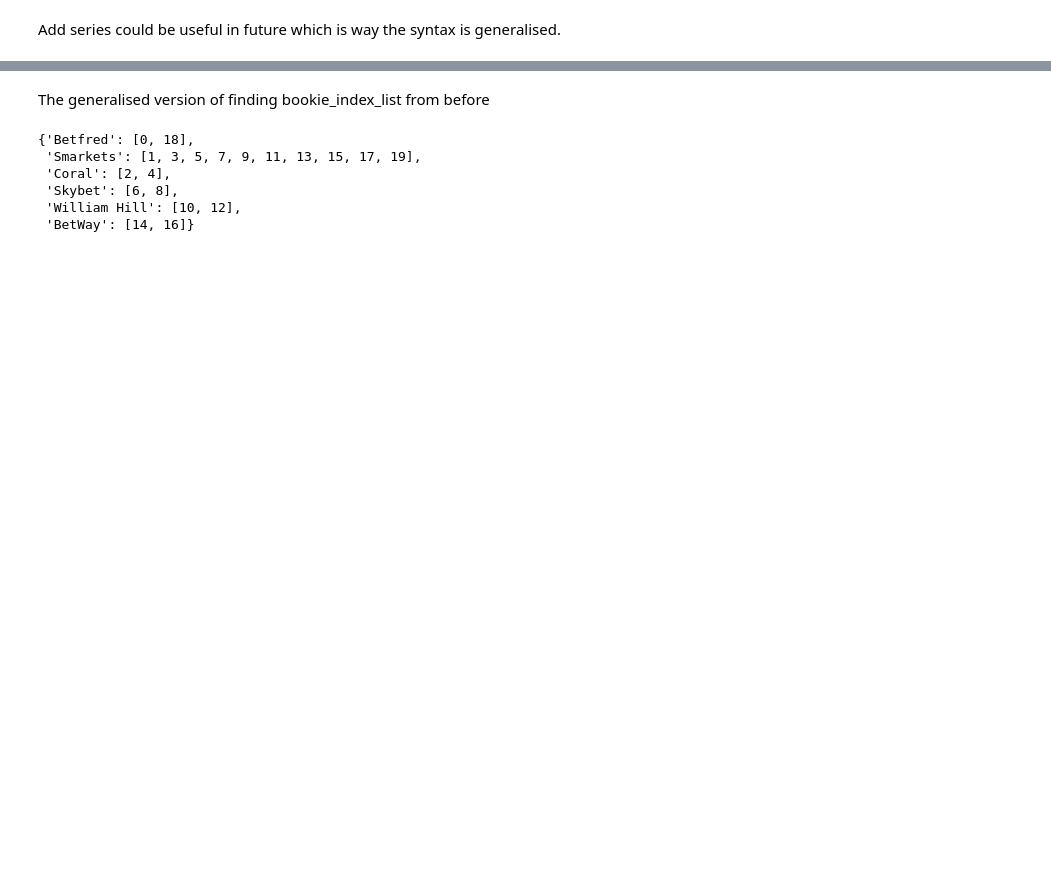
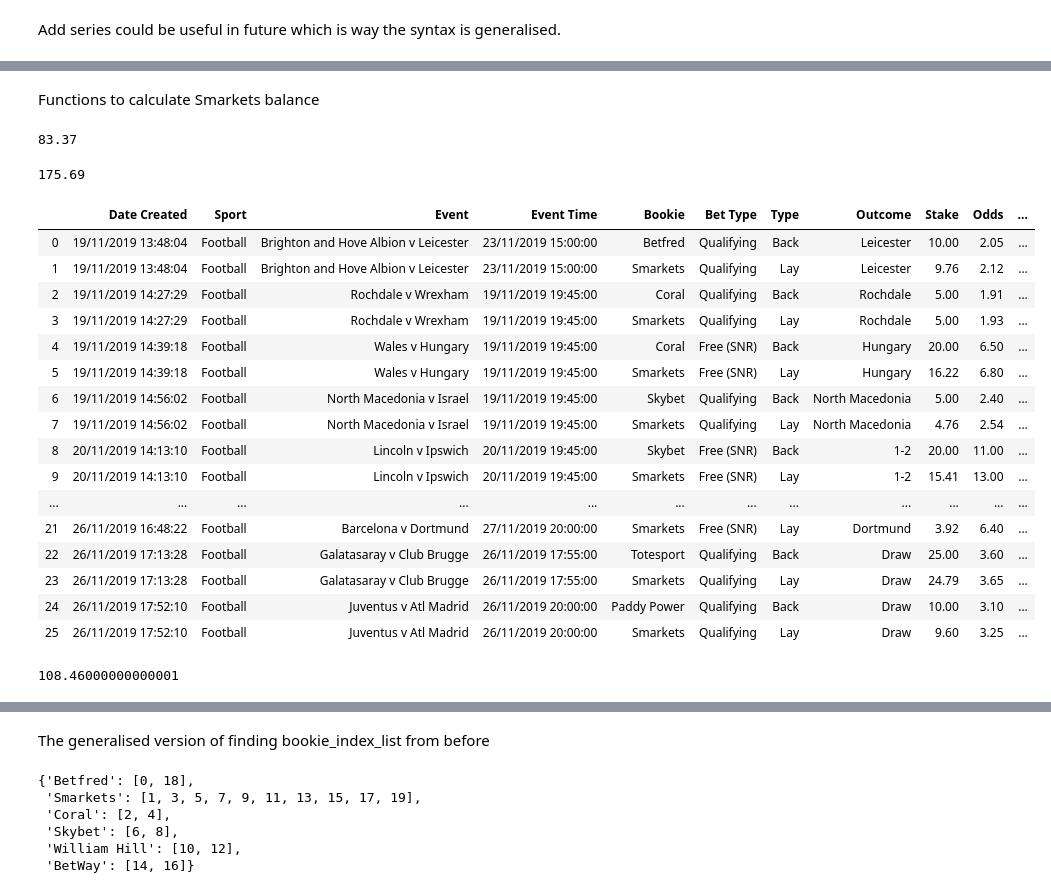
Before and after one commit to andrewhwest/Matched-Betting, a Jupyter notebook: Jupyter Notebooks/balance_functions.ipynb, the cells around one changed output, grey strips where cells are left out. Cells and saved outputs as stored; diff of their text form; code cells hidden in the pictures; blank space fills up the shorter version.

Commit message:
Added functions to calculate smarkets balance

```diff
--- a/Jupyter Notebooks/balance_functions.ipynb
+++ b/Jupyter Notebooks/balance_functions.ipynb
@@ -237 +250,71 @@ William Hill    18.50
 dtype: float64
+# %% [markdown]
+Functions to calculate Smarkets balance
+# %%
+def smarkets_returns(spreadsheet):
+    """Returns the amount of money in my smarkets balance due to winning bets."""
+
+    winning_smarkets_bets = (spreadsheet['Bookie'] == 'Smarkets')   \
+                               & (spreadsheet['Bet Result'] == 'Win')
+
+    smarkets_returns = sum(spreadsheet[winning_smarkets_bets]['Return'])
+
+    return smarkets_returns
+
+smarkets_returns(bet_spreadsheet)
+# %% [output]
+83.37
+# %%
+def smarkets_losses(spreadsheet):
+    """Returns the amount of money that is lost from smarkets balance due to
+       losing bets."""
+
+    losing_smarkets_bets = (spreadsheet['Bookie'] == 'Smarkets')   \
+                               & (spreadsheet['Bet Result'] == 'Lose')
+
+    smarkets_losses = sum(spreadsheet[losing_smarkets_bets]['Liability'])
+
+    return smarkets_losses
+
+smarkets_losses(bet_spreadsheet)
+# %% [output]
+175.69
+# %%
+unsettled_bet_spreadsheet = pd.read_csv('Bet spreadsheet with new unsettled bets.csv')
+
+unsettled_bet_spreadsheet.head(26)
+# %% [output]
+|  | Date Created | Sport | Event | Event Time | Bookie | Bet Type | Type | Outcome | Stake | Odds | ... |
+| 0 | 19/11/2019 13:48:04 | Football | Brighton and Hove Albion v Leicester | 23/11/2019 15:00:00 | Betfred | Qualifying | Back | Leicester | 10.00 | 2.05 | ... |
+| 1 | 19/11/2019 13:48:04 | Football | Brighton and Hove Albion v Leicester | 23/11/2019 15:00:00 | Smarkets | Qualifying | Lay | Leicester | 9.76 | 2.12 | ... |
+| 2 | 19/11/2019 14:27:29 | Football | Rochdale v Wrexham | 19/11/2019 19:45:00 | Coral | Qualifying | Back | Rochdale | 5.00 | 1.91 | ... |
+| 3 | 19/11/2019 14:27:29 | Football | Rochdale v Wrexham | 19/11/2019 19:45:00 | Smarkets | Qualifying | Lay | Rochdale | 5.00 | 1.93 | ... |
+| 4 | 19/11/2019 14:39:18 | Football | Wales v Hungary | 19/11/2019 19:45:00 | Coral | Free (SNR) | Back | Hungary | 20.00 | 6.50 | ... |
+| 5 | 19/11/2019 14:39:18 | Football | Wales v Hungary | 19/11/2019 19:45:00 | Smarkets | Free (SNR) | Lay | Hungary | 16.22 | 6.80 | ... |
+| 6 | 19/11/2019 14:56:02 | Football | North Macedonia v Israel | 19/11/2019 19:45:00 | Skybet | Qualifying | Back | North Macedonia | 5.00 | 2.40 | ... |
+| 7 | 19/11/2019 14:56:02 | Football | North Macedonia v Israel | 19/11/2019 19:45:00 | Smarkets | Qualifying | Lay | North Macedonia | 4.76 | 2.54 | ... |
+| 8 | 20/11/2019 14:13:10 | Football | Lincoln v Ipswich | 20/11/2019 19:45:00 | Skybet | Free (SNR) | Back | 1-2 | 20.00 | 11.00 | ... |
+| 9 | 20/11/2019 14:13:10 | Football | Lincoln v Ipswich | 20/11/2019 19:45:00 | Smarkets | Free (SNR) | Lay | 1-2 | 15.41 | 13.00 | ... |
+| ... | ... | ... | ... | ... | ... | ... | ... | ... | ... | ... | ... |
+| 21 | 26/11/2019 16:48:22 | Football | Barcelona v Dortmund | 27/11/2019 20:00:00 | Smarkets | Free (SNR) | Lay | Dortmund | 3.92 | 6.40 | ... |
+| 22 | 26/11/2019 17:13:28 | Football | Galatasaray v Club Brugge | 26/11/2019 17:55:00 | Totesport | Qualifying | Back | Draw | 25.00 | 3.60 | ... |
+| 23 | 26/11/2019 17:13:28 | Football | Galatasaray v Club Brugge | 26/11/2019 17:55:00 | Smarkets | Qualifying | Lay | Draw | 24.79 | 3.65 | ... |
+| 24 | 26/11/2019 17:52:10 | Football | Juventus v Atl Madrid | 26/11/2019 20:00:00 | Paddy Power | Qualifying | Back | Draw | 10.00 | 3.10 | ... |
+| 25 | 26/11/2019 17:52:10 | Football | Juventus v Atl Madrid | 26/11/2019 20:00:00 | Smarkets | Qualifying | Lay | Draw | 9.60 | 3.25 | ... |
+# %%
+def unsettled_liability(spreadsheet):
+    """Returns the amount of money removed from smarkets balance due to bets that
+       have not yet settled."""
+
+    unsettled_bets = (spreadsheet['Bookie'] == 'Smarkets')    \
+                         & (spreadsheet['Bet Result'] == 'Unsettled')
+
+    liability = sum(spreadsheet[unsettled_bets]['Liability'])
+
+    return liability
+
+unsettled_liability(unsettled_bet_spreadsheet.head(26))
+
+# Checked result on smarkets and is correct
+# %% [output]
+108.46000000000001
```
Also changed, not shown: parts of 7 cells of this notebook, 1 other file.
